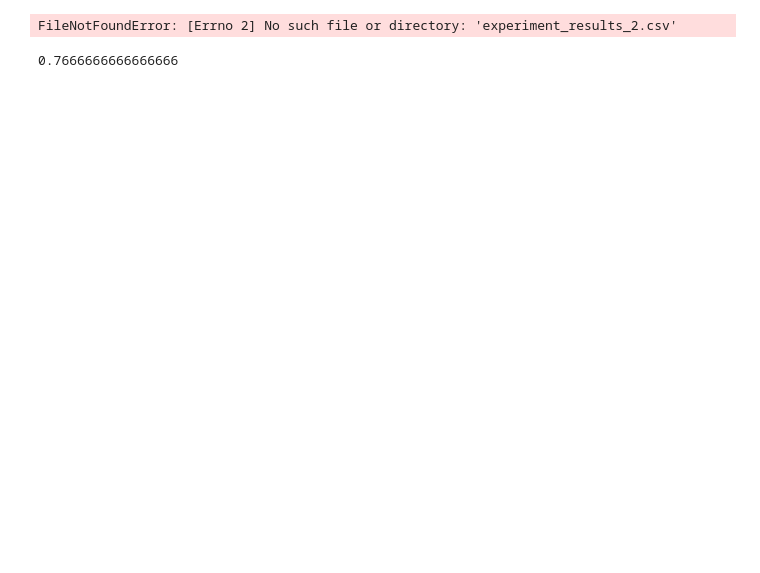
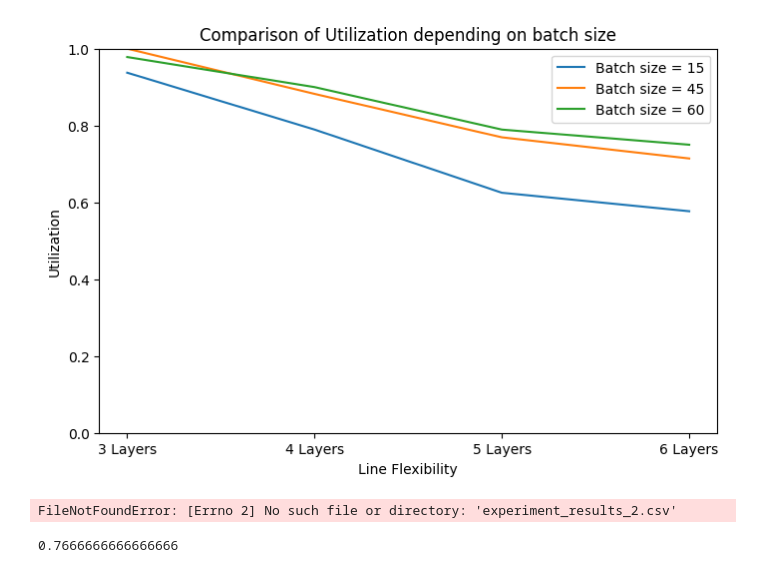
Before and after one commit to YanaXen/POM-Seminar-Matrix, a Jupyter notebook: experiment_pipeline.ipynb, the cells around one changed output. Drawn from its saved outputs; the diff is of its cells as text; code cells hidden in the pictures; blank space fills up the shorter version.

```diff
--- a/experiment_pipeline.ipynb
+++ b/experiment_pipeline.ipynb
@@ -325,3 +333,48 @@ else:
+# %%
+import pandas as pd
+import matplotlib.pyplot as plt
+import ast
+
+df = pd.read_csv("data/experiment_results_backup_9.csv")
+cols_to_parse = ["usage", "active_usage", "downtime_per_machine", "downtime_over_makespan"]
+
+for col in cols_to_parse:
+    df[col] = df[col].apply(lambda s: ast.literal_eval(s) if isinstance(s, str) else s)
+df = df[df["experiment"].isin(["Experiment 1", "Experiment 6", "Experiment 7"])]
+fig = plt.figure(figsize=(8,5))
+
+for experiment in pd.unique(df["experiment"]):
+    df_experiment = df[df["experiment"]==experiment]#
+    if experiment=="Experiment 1":
+        label = "Batch size = 15"
+    elif experiment=="Experiment 6":
+        label = "Batch size = 45"
+    else:
+        label = "Batch size = 60"
+    y = df_experiment["usage"]
+
+    avg_util = []
+    for variant in y:
+        util_sum = 0
+        counter = 0
+        for index, u in enumerate(variant):
+            if index == 0 or index == len(variant)-1:
+                continue
+            util_sum += u[2]
+            counter +=1
+        avg_util.append(util_sum / counter)
+
+
+    x = df_experiment["experiment_version"]
+    plt.plot(x, avg_util, label=label)
+plt.ylabel("Utilization")
+plt.xlabel("Line Flexibility")
+plt.ylim(0,1)
+plt.title("Comparison of Utilization depending on batch size")
+plt.legend()
+plt.show()
+# %% [output]
+[figure, added]
 # %%
 data = pd.read_csv("experiment_results_2.csv", index_col=0)
 
```
Also changed, not shown: parts of 3 cells of this notebook, 51 other files.
